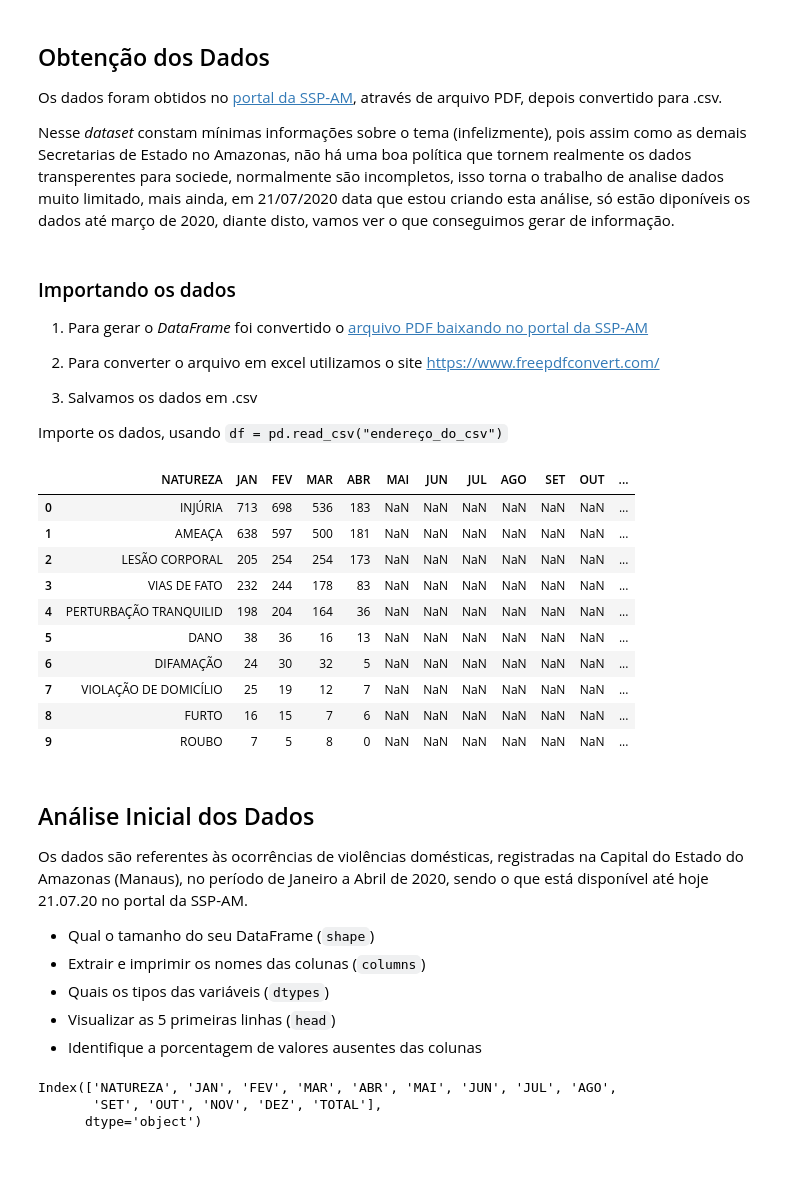
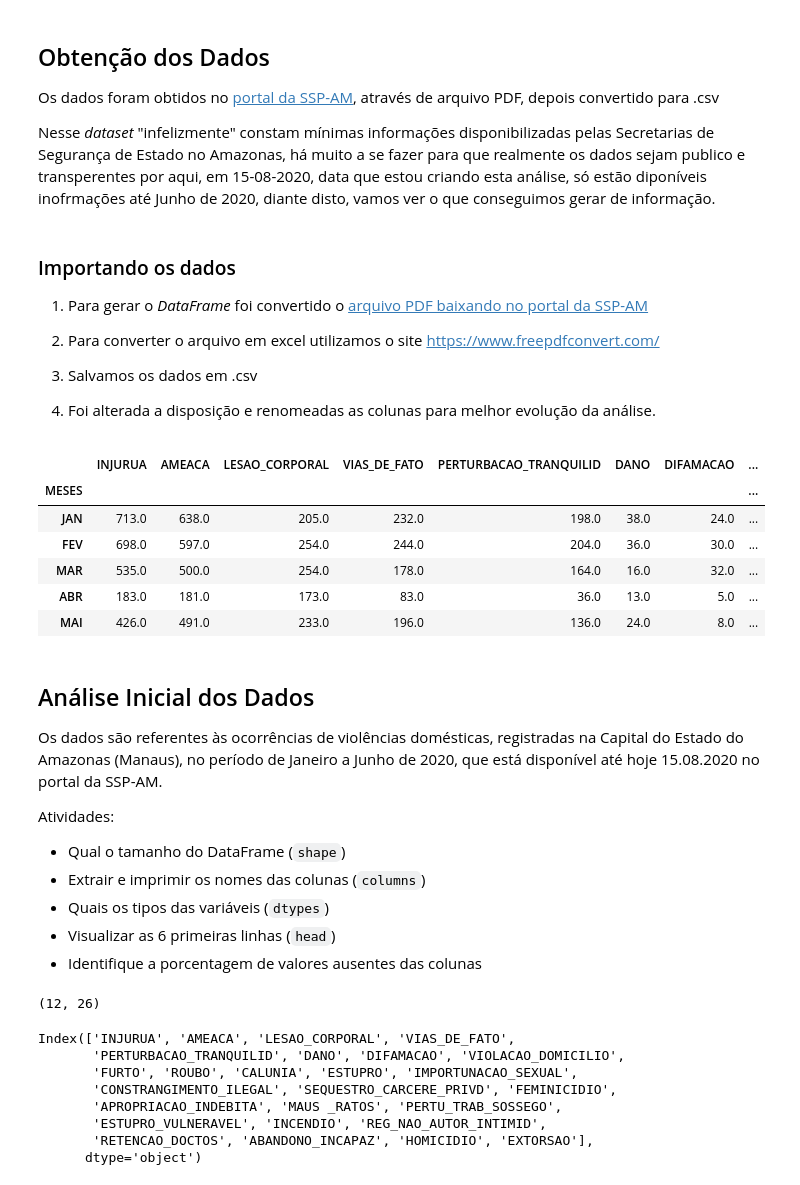
Before and after one commit to charlesamoedo/Data-Science, a Jupyter notebook: Violência_Contra_Mulher_Manaus_CAmoedo.ipynb, the cells around one changed output. Drawn from its saved outputs; the diff is of its cells as text; code cells hidden in the pictures.

```diff
--- a/Violência_Contra_Mulher_Manaus_CAmoedo.ipynb
+++ b/Violência_Contra_Mulher_Manaus_CAmoedo.ipynb
@@ -31,9 +12,9 @@ Neste notebook faremos sobre violência doméstica cometidas contra mulheres na
 ## Obtenção dos Dados
 
 
-Os dados foram obtidos no [portal da SSP-AM](http://www.ssp.am.gov.br/ssp-dados/), através de arquivo PDF, depois convertido para .csv.
+Os dados foram obtidos no [portal da SSP-AM](http://www.ssp.am.gov.br/ssp-dados/), através de arquivo PDF, depois convertido para .csv
 
-Nesse *dataset* constam mínimas informações sobre o tema (infelizmente), pois assim como as demais Secretarias de Estado no Amazonas, não há uma boa política que tornem realmente os dados transperentes para sociede, normalmente são incompletos, isso torna o trabalho de analise dados muito limitado, mais ainda, em 21/07/2020 data que estou criando esta análise, só estão diponíveis os dados até março de 2020, diante disto, vamos ver o que conseguimos gerar de informação.
+Nesse *dataset* "infelizmente" constam mínimas informações disponibilizadas pelas Secretarias de Segurança de Estado no Amazonas, há muito a se fazer para que realmente os dados sejam publico e transperentes por aqui, em 15-08-2020, data que estou criando esta análise, só estão diponíveis inofrmações até Junho de 2020, diante disto, vamos ver o que conseguimos gerar de informação.
 # %% [markdown]
 ### Importando os dados
 
@@ -43,46 +24,47 @@ Nesse *dataset* constam mínimas informações sobre o tema (infelizmente), pois
 
 3) Salvamos os dados em .csv
 
-Importe os dados, usando `df = pd.read_csv("endereço_do_csv")`
+4) Foi alterada a disposição e renomeadas as colunas para melhor evolução da análise.
 # %%
 # Importar Pandas  e criar data frame
-
 import pandas as pd
-
-# importar arquivo para dataFrame
-df = pd.read_csv("https://raw.githubusercontent.com/charlesamoedo/Data-Science/master/datasets/ViolMulherManaus.csv")
-
+# importar arquivo para dataFrame indexando peloa coluna MESES
+df = pd.read_csv("https://raw.githubusercontent.com/charlesamoedo/Data-Science/master/datasets/VDomManaus20.csv", index_col='MESES')
 #Exibir 5 primeiras linhas do DF
-df.head(10)
+df.head(5)
 # %% [output]
-|  | NATUREZA | JAN | FEV | MAR | ABR | MAI | JUN | JUL | AGO | SET | OUT | ... |
-| 0 | INJÚRIA | 713 | 698 | 536 | 183 | NaN | NaN | NaN | NaN | NaN | NaN | ... |
-| 1 | AMEAÇA | 638 | 597 | 500 | 181 | NaN | NaN | NaN | NaN | NaN | NaN | ... |
-| 2 | LESÃO CORPORAL | 205 | 254 | 254 | 173 | NaN | NaN | NaN | NaN | NaN | NaN | ... |
-| 3 | VIAS DE FATO | 232 | 244 | 178 | 83 | NaN | NaN | NaN | NaN | NaN | NaN | ... |
-| 4 | PERTURBAÇÃO TRANQUILID | 198 | 204 | 164 | 36 | NaN | NaN | NaN | NaN | NaN | NaN | ... |
-| 5 | DANO | 38 | 36 | 16 | 13 | NaN | NaN | NaN | NaN | NaN | NaN | ... |
-| 6 | DIFAMAÇÃO | 24 | 30 | 32 | 5 | NaN | NaN | NaN | NaN | NaN | NaN | ... |
-| 7 | VIOLAÇÃO DE DOMICÍLIO | 25 | 19 | 12 | 7 | NaN | NaN | NaN | NaN | NaN | NaN | ... |
-| 8 | FURTO | 16 | 15 | 7 | 6 | NaN | NaN | NaN | NaN | NaN | NaN | ... |
-| 9 | ROUBO | 7 | 5 | 8 | 0 | NaN | NaN | NaN | NaN | NaN | NaN | ... |
+|  | INJURUA | AMEACA | LESAO_CORPORAL | VIAS_DE_FATO | PERTURBACAO_TRANQUILID | DANO | DIFAMACAO | ... |
+| MESES |  |  |  |  |  |  |  | ... |
+| JAN | 713.0 | 638.0 | 205.0 | 232.0 | 198.0 | 38.0 | 24.0 | ... |
+| FEV | 698.0 | 597.0 | 254.0 | 244.0 | 204.0 | 36.0 | 30.0 | ... |
+| MAR | 535.0 | 500.0 | 254.0 | 178.0 | 164.0 | 16.0 | 32.0 | ... |
+| ABR | 183.0 | 181.0 | 173.0 | 83.0 | 36.0 | 13.0 | 5.0 | ... |
+| MAI | 426.0 | 491.0 | 233.0 | 196.0 | 136.0 | 24.0 | 8.0 | ... |
 # %% [markdown]
 ## Análise Inicial dos Dados
 
-Os dados são referentes às ocorrências de violências domésticas, registradas na Capital do Estado do Amazonas (Manaus), no período de Janeiro a Abril de 2020, sendo o que está disponível até hoje 21.07.20  no portal da SSP-AM.
+Os dados são referentes às ocorrências de violências domésticas, registradas na Capital do Estado do Amazonas (Manaus), no período de Janeiro a Junho de 2020, que está disponível até hoje 15.08.2020 no portal da SSP-AM.
 
-* Qual o tamanho do seu DataFrame (`shape`)
+Atividades:
+* Qual o tamanho do DataFrame (`shape`)
 * Extrair e imprimir os nomes das colunas (`columns`)
 * Quais os tipos das variáveis (`dtypes`)
-* Visualizar as 5 primeiras linhas (`head`)
+* Visualizar as 6 primeiras linhas (`head`)
 * Identifique a porcentagem de valores ausentes das colunas
 # %%
-# Tamnho do DataFrame
+# Tamanho do DataFrame
 df.shape
+# %% [output]
+(12, 26)
 # %%
 # Nome das colunas "Variáveis"
 df.columns
 # %% [output]
-Index(['NATUREZA', 'JAN', 'FEV', 'MAR', 'ABR', 'MAI', 'JUN', 'JUL', 'AGO',
-       'SET', 'OUT', 'NOV', 'DEZ', 'TOTAL'],
+Index(['INJURUA', 'AMEACA', 'LESAO_CORPORAL', 'VIAS_DE_FATO',
+       'PERTURBACAO_TRANQUILID', 'DANO', 'DIFAMACAO', 'VIOLACAO_DOMICILIO',
+       'FURTO', 'ROUBO', 'CALUNIA', 'ESTUPRO', 'IMPORTUNACAO_SEXUAL',
+       'CONSTRANGIMENTO_ILEGAL', 'SEQUESTRO_CARCERE_PRIVD', 'FEMINICIDIO',
+       'APROPRIACAO_INDEBITA', 'MAUS _RATOS', 'PERTU_TRAB_SOSSEGO',
+       'ESTUPRO_VULNERAVEL', 'INCENDIO', 'REG_NAO_AUTOR_INTIMID',
+       'RETENCAO_DOCTOS', 'ABANDONO_INCAPAZ', 'HOMICIDIO', 'EXTORSAO'],
       dtype='object')
```
Also changed, not shown: parts of 34 cells of this notebook.
